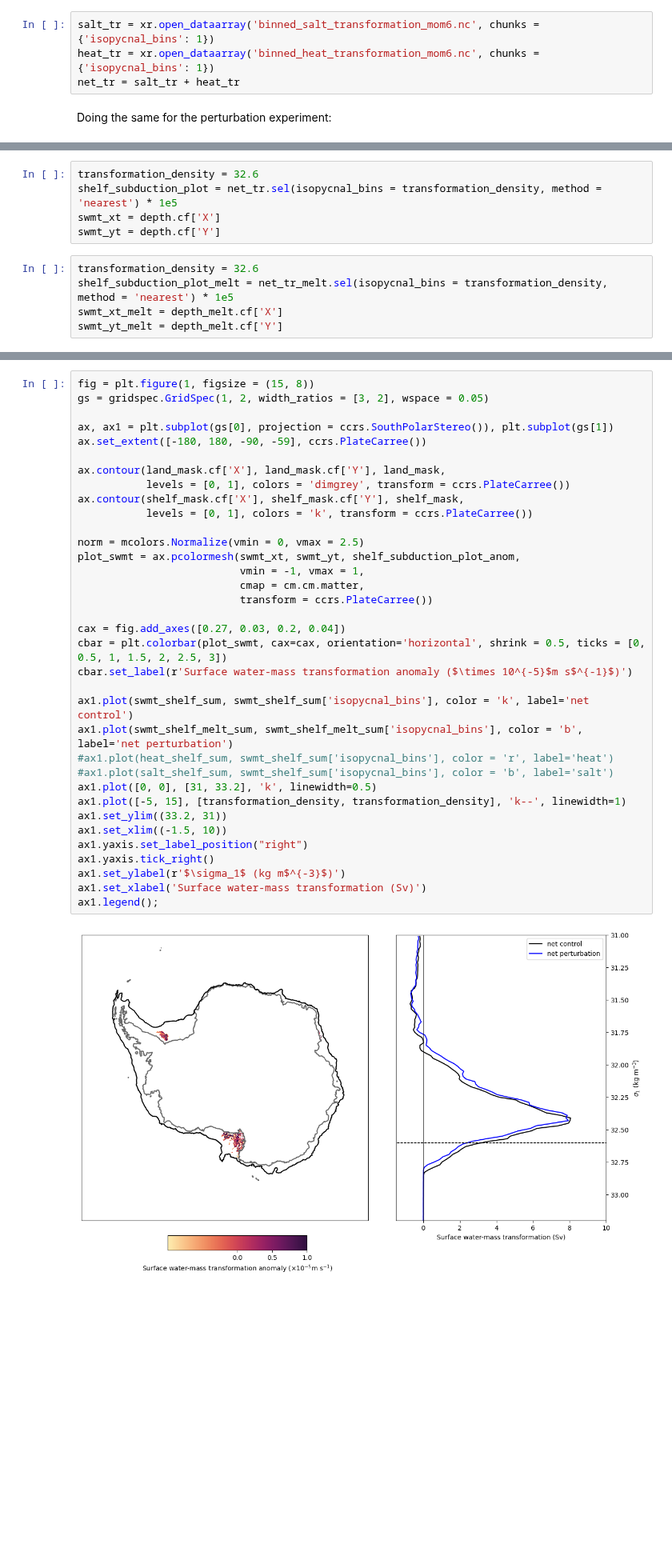
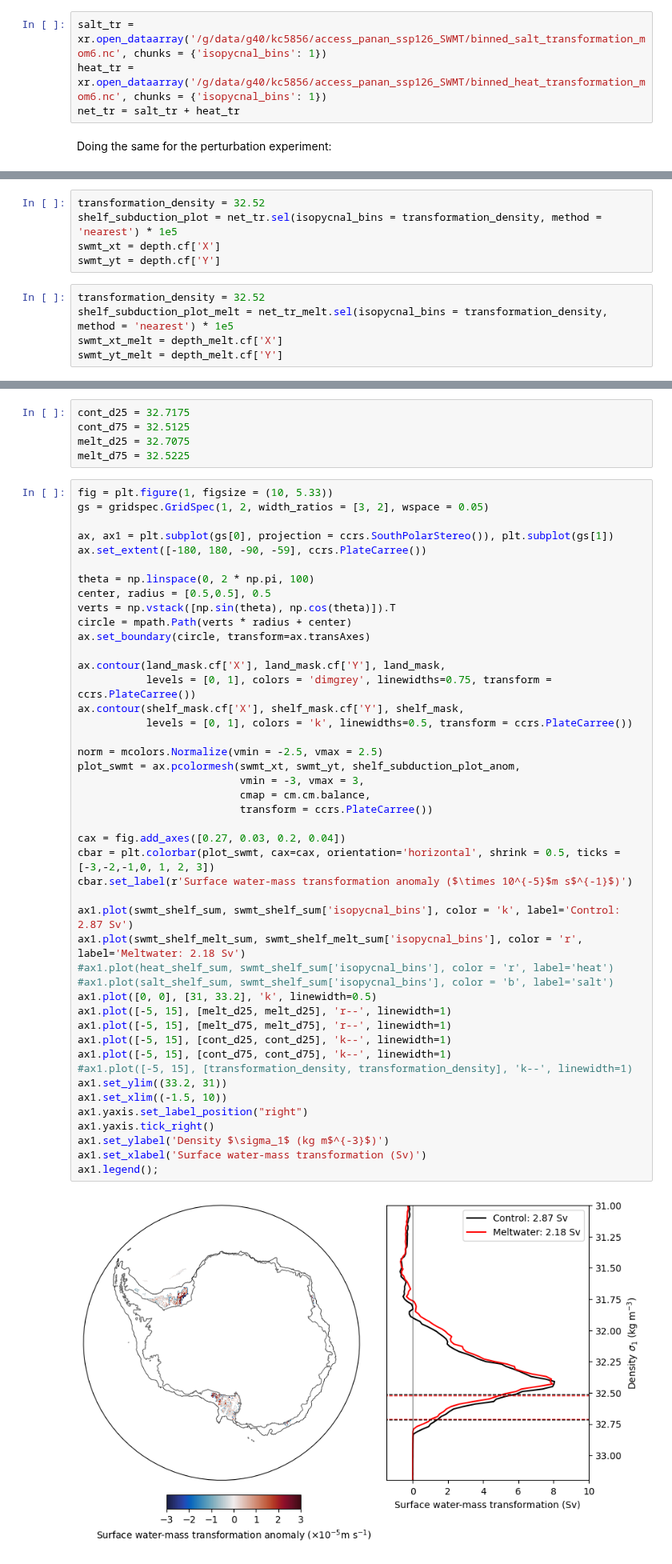
Before and after one commit to adele-morrison/panan-meltwater, a Jupyter notebook: notebooks/SurfaceWaterMassTrans/Pan01_SWMT.ipynb, the cells around one changed output, grey strips where cells are left out. Shown at 80% size. Saved outputs shown, nothing was run; the diff lists cells and outputs as text; blank space fills up the shorter version.

```diff
--- a/notebooks/SurfaceWaterMassTrans/Pan01_SWMT.ipynb
+++ b/notebooks/SurfaceWaterMassTrans/Pan01_SWMT.ipynb
@@ -270,6 +251,6 @@ KeyboardInterrupt:
 # %%
-salt_tr = xr.open_dataarray('binned_salt_transformation_mom6.nc', chunks = {'isopycnal_bins': 1})
-heat_tr = xr.open_dataarray('binned_heat_transformation_mom6.nc', chunks = {'isopycnal_bins': 1})
+salt_tr = xr.open_dataarray('/g/data/g40/kc5856/access_panan_ssp126_SWMT/binned_salt_transformation_mom6.nc', chunks = {'isopycnal_bins': 1})
+heat_tr = xr.open_dataarray('/g/data/g40/kc5856/access_panan_ssp126_SWMT/binned_heat_transformation_mom6.nc', chunks = {'isopycnal_bins': 1})
 net_tr = salt_tr + heat_tr
 # %% [markdown]
 Doing the same for the perturbation experiment:
@@ -378,12 +359,12 @@ salt_shelf_melt_sum = salt_shelf_melt.cf.sum(['longitude', 'latitude'])
 for da in [swmt_shelf_melt_sum, heat_shelf_melt_sum, salt_shelf_melt_sum]:
     da.attrs["units"] = "Sv"
 # %%
-transformation_density = 32.6
+transformation_density = 32.52
 shelf_subduction_plot = net_tr.sel(isopycnal_bins = transformation_density, method = 'nearest') * 1e5
 swmt_xt = depth.cf['X']
 swmt_yt = depth.cf['Y']
 # %%
-transformation_density = 32.6
+transformation_density = 32.52
 shelf_subduction_plot_melt = net_tr_melt.sel(isopycnal_bins = transformation_density, method = 'nearest') * 1e5
 swmt_xt_melt = depth_melt.cf['X']
 swmt_yt_melt = depth_melt.cf['Y']
@@ -400,37 +378,52 @@ shelf_subduction_plot_anom.plot()
+# %%
+cont_d25 = 32.7175
+cont_d75 = 32.5125
+melt_d25 = 32.7075
+melt_d75 = 32.5225
 # %%
-fig = plt.figure(1, figsize = (15, 8))
+fig = plt.figure(1, figsize = (10, 5.33))
 gs = gridspec.GridSpec(1, 2, width_ratios = [3, 2], wspace = 0.05)
 
 ax, ax1 = plt.subplot(gs[0], projection = ccrs.SouthPolarStereo()), plt.subplot(gs[1])
 ax.set_extent([-180, 180, -90, -59], ccrs.PlateCarree())
 
+theta = np.linspace(0, 2 * np.pi, 100)
+center, radius = [0.5,0.5], 0.5
+verts = np.vstack([np.sin(theta), np.cos(theta)]).T
+circle = mpath.Path(verts * radius + center)
+ax.set_boundary(circle, transform=ax.transAxes)
+
 ax.contour(land_mask.cf['X'], land_mask.cf['Y'], land_mask,
-           levels = [0, 1], colors = 'dimgrey', transform = ccrs.PlateCarree())
+           levels = [0, 1], colors = 'dimgrey', linewidths=0.75, transform = ccrs.PlateCarree())
 ax.contour(shelf_mask.cf['X'], shelf_mask.cf['Y'], shelf_mask,
-           levels = [0, 1], colors = 'k', transform = ccrs.PlateCarree())
+           levels = [0, 1], colors = 'k', linewidths=0.5, transform = ccrs.PlateCarree())
 
-norm = mcolors.Normalize(vmin = 0, vmax = 2.5)
+norm = mcolors.Normalize(vmin = -2.5, vmax = 2.5)
 plot_swmt = ax.pcolormesh(swmt_xt, swmt_yt, shelf_subduction_plot_anom,
-                          vmin = -1, vmax = 1,
-                          cmap = cm.cm.matter,
+                          vmin = -3, vmax = 3,
+                          cmap = cm.cm.balance,
                           transform = ccrs.PlateCarree())
 
 cax = fig.add_axes([0.27, 0.03, 0.2, 0.04])
-cbar = plt.colorbar(plot_swmt, cax=cax, orientation='horizontal', shrink = 0.5, ticks = [0, 0.5, 1, 1.5, 2, 2.5, 3])
+cbar = plt.colorbar(plot_swmt, cax=cax, orientation='horizontal', shrink = 0.5, ticks = [-3,-2,-1,0, 1, 2, 3])
 cbar.set_label(r'Surface water-mass transformation anomaly ($\times 10^{-5}$m s$^{-1}$)')
 
-ax1.plot(swmt_shelf_sum, swmt_shelf_sum['isopycnal_bins'], color = 'k', label='net control')
-ax1.plot(swmt_shelf_melt_sum, swmt_shelf_melt_sum['isopycnal_bins'], color = 'b', label='net perturbation')
+ax1.plot(swmt_shelf_sum, swmt_shelf_sum['isopycnal_bins'], color = 'k', label='Control: 2.87 Sv')
+ax1.plot(swmt_shelf_melt_sum, swmt_shelf_melt_sum['isopycnal_bins'], color = 'r', label='Meltwater: 2.18 Sv')
 #ax1.plot(heat_shelf_sum, swmt_shelf_sum['isopycnal_bins'], color = 'r', label='heat')
 #ax1.plot(salt_shelf_sum, swmt_shelf_sum['isopycnal_bins'], color = 'b', label='salt')
 ax1.plot([0, 0], [31, 33.2], 'k', linewidth=0.5)
-ax1.plot([-5, 15], [transformation_density, transformation_density], 'k--', linewidth=1)
+ax1.plot([-5, 15], [melt_d25, melt_d25], 'r--', linewidth=1)
+ax1.plot([-5, 15], [melt_d75, melt_d75], 'r--', linewidth=1)
+ax1.plot([-5, 15], [cont_d25, cont_d25], 'k--', linewidth=1)
+ax1.plot([-5, 15], [cont_d75, cont_d75], 'k--', linewidth=1)
+#ax1.plot([-5, 15], [transformation_density, transformation_density], 'k--', linewidth=1)
 ax1.set_ylim((33.2, 31))
 ax1.set_xlim((-1.5, 10))
 ax1.yaxis.set_label_position("right")
 ax1.yaxis.tick_right()
-ax1.set_ylabel(r'$\sigma_1$ (kg m$^{-3}$)')
+ax1.set_ylabel('Density $\sigma_1$ (kg m$^{-3}$)')
 ax1.set_xlabel('Surface water-mass transformation (Sv)')
 ax1.legend();
 # %% [output]
-[figure, old version]
+[figure, new version]
```
Also changed, not shown: parts of 14 cells of this notebook, 3 other files.
